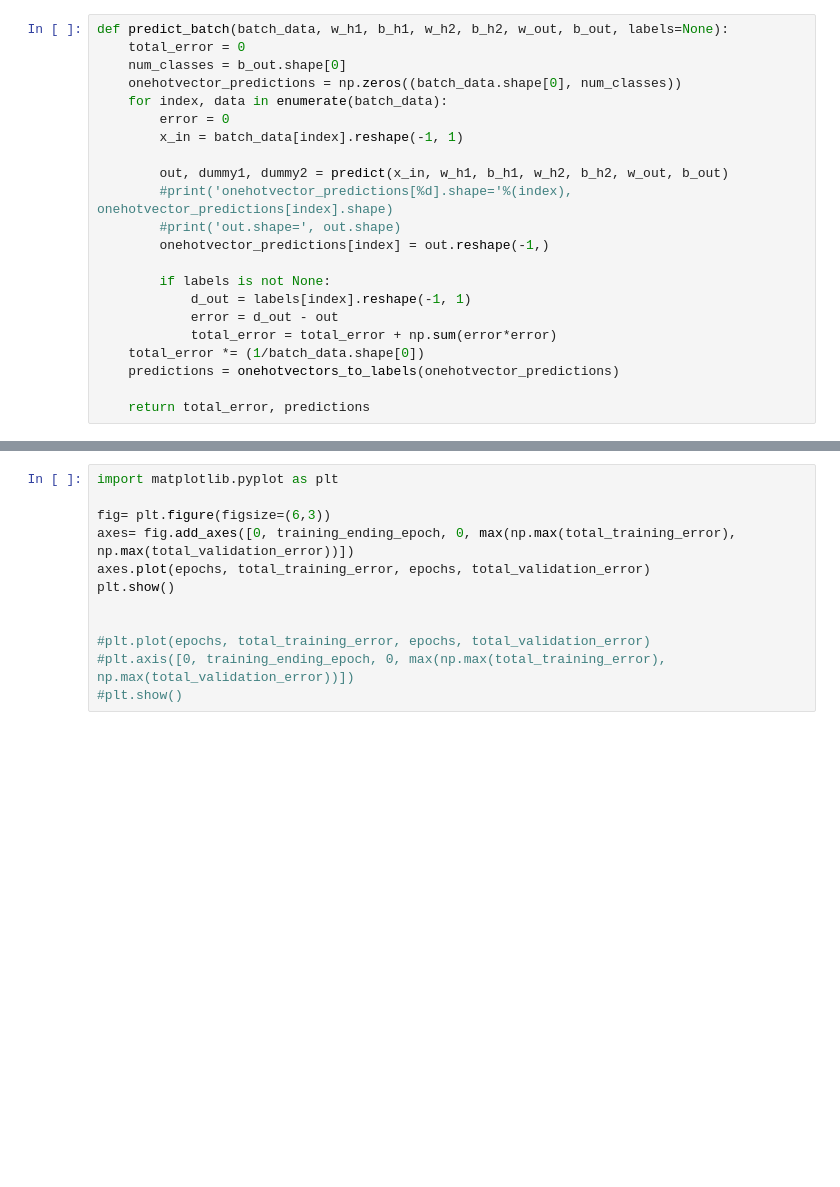
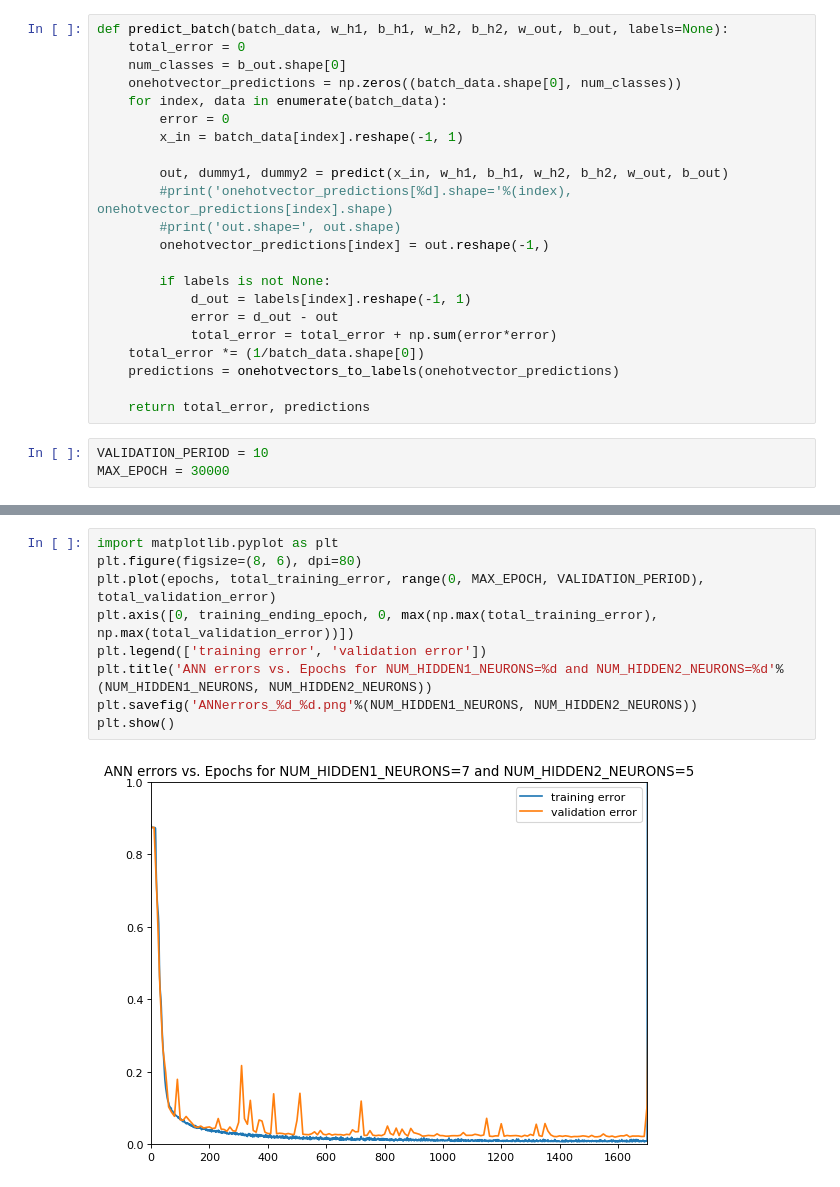
Before and after one commit to jrili/rili-intelligent-systems, a Jupyter notebook: PA2_MultilayerPerceptronVsSvm/PA2_RILI.ipynb, the cells around one changed output, grey strips where cells are left out. Saved outputs shown, nothing was run; the diff lists cells and outputs as text; blank space fills up the shorter version.

Commit message:
Adjusted EARLY_STOPPING_VALERR_CRITERION ; Improved plot and saved plot to png UPNEXT: Alter hidden layer sizes to minimize validation error
Change-Id: I872d3fa6d40dfcd1ea548857cbb620148c0413f1

```diff
--- a/PA2_MultilayerPerceptronVsSvm/PA2_RILI.ipynb
+++ b/PA2_MultilayerPerceptronVsSvm/PA2_RILI.ipynb
@@ -125,6 +125,9 @@ def predict_batch(batch_data, w_h1, b_h1, w_h2, b_h2, w_out, b_out, labels=None)
     predictions = onehotvectors_to_labels(onehotvector_predictions)
 
     return total_error, predictions
+# %%
+VALIDATION_PERIOD = 10
+MAX_EPOCH = 30000
 # %%
 def train_fourlayer_neural_net(train_data, train_labels,num_input, num_hidden1_neurons,
                                num_hidden2_neurons, num_output, validation_data=None, validation_labels=None):
@@ -222,12 +251,11 @@ EPOCH 2200      training error=0.006069095791
 # %%
 import matplotlib.pyplot as plt
-
-fig= plt.figure(figsize=(6,3))
-axes= fig.add_axes([0, training_ending_epoch, 0, max(np.max(total_training_error), np.max(total_validation_error))])
-axes.plot(epochs, total_training_error, epochs, total_validation_error)
+plt.figure(figsize=(8, 6), dpi=80)
+plt.plot(epochs, total_training_error, range(0, MAX_EPOCH, VALIDATION_PERIOD), total_validation_error)
+plt.axis([0, training_ending_epoch, 0, max(np.max(total_training_error), np.max(total_validation_error))])
+plt.legend(['training error', 'validation error'])
+plt.title('ANN errors vs. Epochs for NUM_HIDDEN1_NEURONS=%d and NUM_HIDDEN2_NEURONS=%d'%(NUM_HIDDEN1_NEURONS, NUM_HIDDEN2_NEURONS))
+plt.savefig('ANNerrors_%d_%d.png'%(NUM_HIDDEN1_NEURONS, NUM_HIDDEN2_NEURONS))
 plt.show()
-
-
-#plt.plot(epochs, total_training_error, epochs, total_validation_error)
-#plt.axis([0, training_ending_epoch, 0, max(np.max(total_training_error), np.max(total_validation_error))])
-#plt.show()
+# %% [output]
+[figure, added]
```
Also changed, not shown: parts of 2 cells of this notebook, 1 other file.
